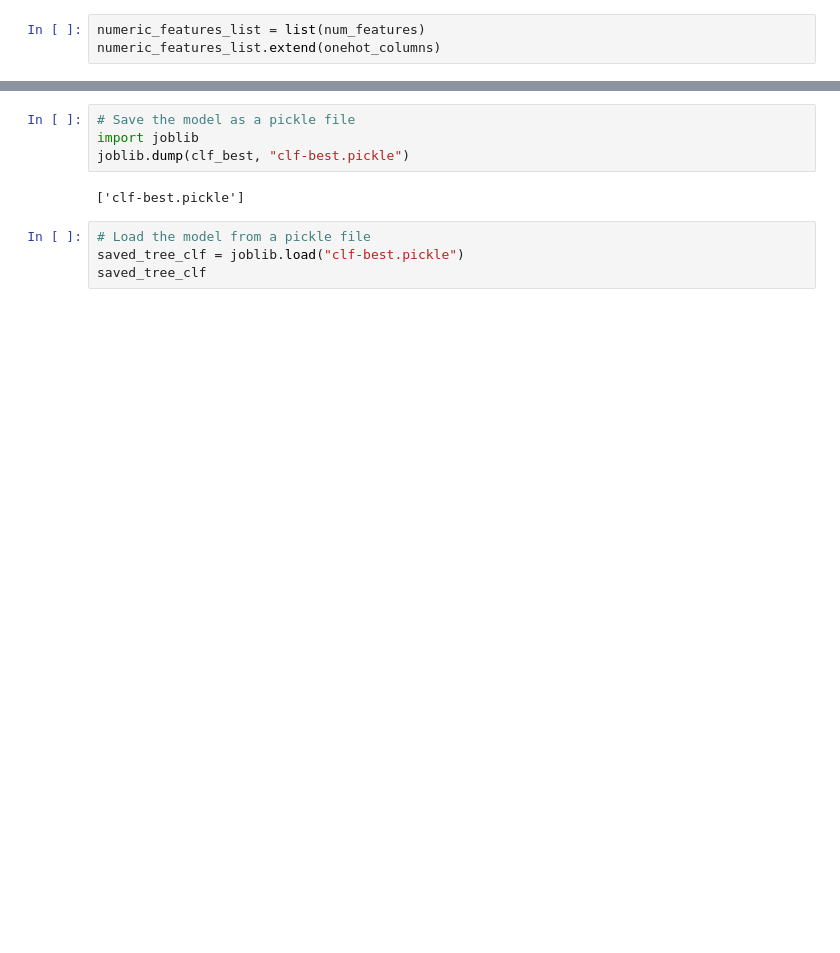
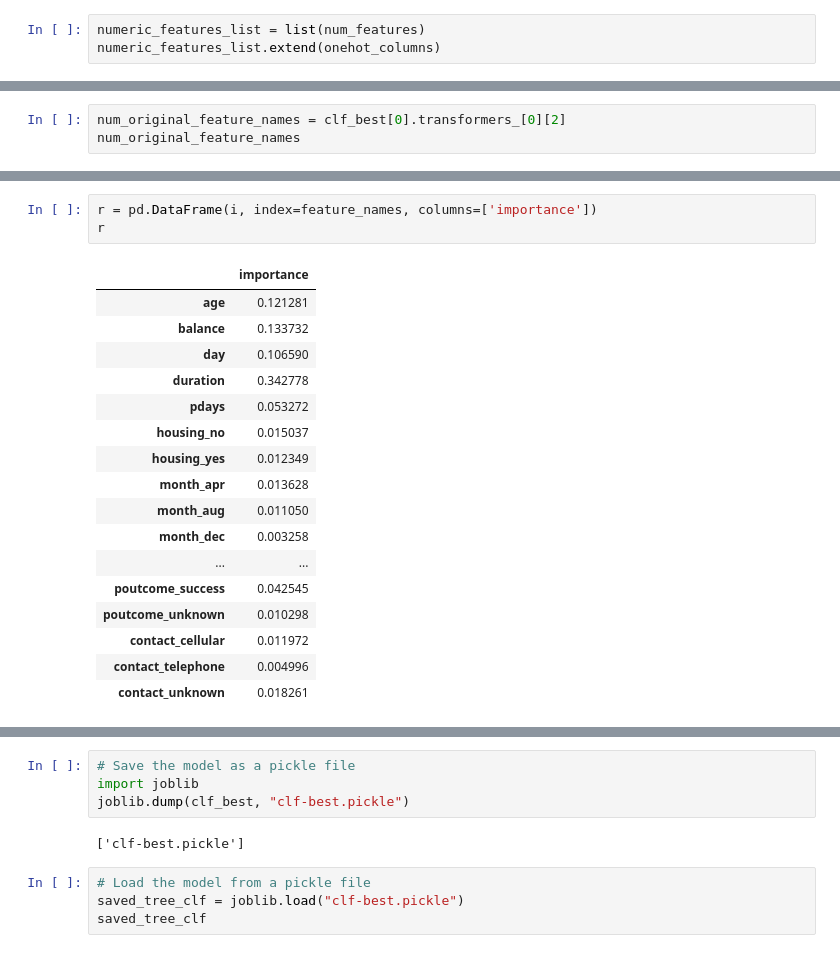
Before and after one commit to Team5UD/bank-marketing, a Jupyter notebook: Group5BankMarketing.ipynb, the cells around one changed output, grey strips where cells are left out. Cells and saved outputs as stored; diff of their text form; blank space fills up the shorter version.

```diff
--- a/Group5EDACode.ipynb
+++ b/Group5BankMarketing.ipynb
@@ -833,0 +962,3 @@ The following code shows how to save the trained model as a pickle file, which c
+# %%
+num_original_feature_names = clf_best[0].transformers_[0][2]
+num_original_feature_names
@@ -833,0 +1014,21 @@ The following code shows how to save the trained model as a pickle file, which c
+# %%
+r = pd.DataFrame(i, index=feature_names, columns=['importance'])
+r
+# %% [output]
+|  | importance |
+| age | 0.121281 |
+| balance | 0.133732 |
+| day | 0.106590 |
+| duration | 0.342778 |
+| pdays | 0.053272 |
+| housing_no | 0.015037 |
+| housing_yes | 0.012349 |
+| month_apr | 0.013628 |
+| month_aug | 0.011050 |
+| month_dec | 0.003258 |
+| ... | ... |
+| poutcome_success | 0.042545 |
+| poutcome_unknown | 0.010298 |
+| contact_cellular | 0.011972 |
+| contact_telephone | 0.004996 |
+| contact_unknown | 0.018261 |
```
Also changed, not shown: parts of 75 cells of this notebook, 1 other file.
